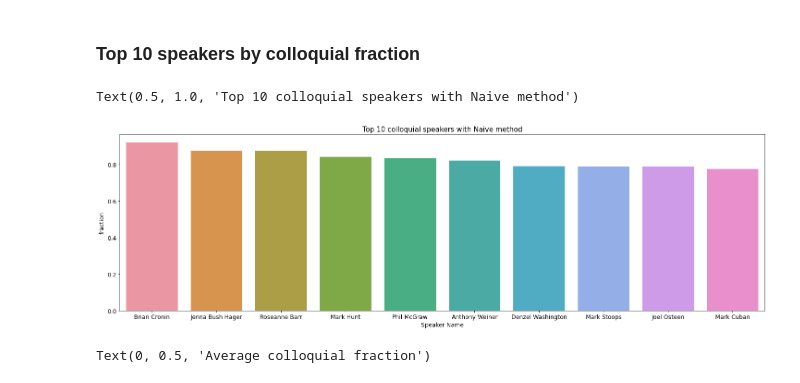
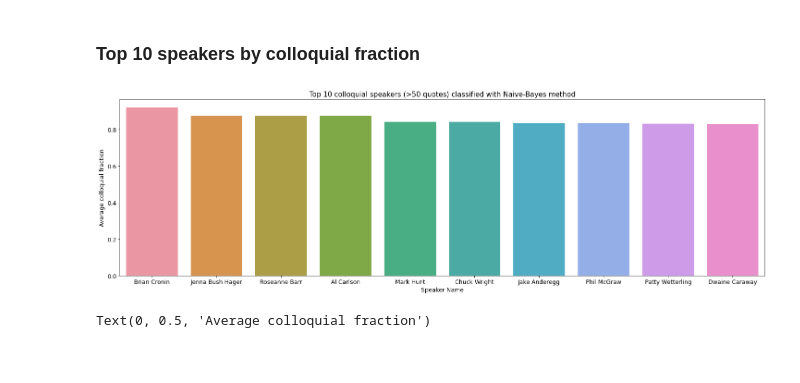
Before and after one commit to epfl-ada/ada-2021-project-adacadabra, a Jupyter notebook: 5_ANALYSIS/M3_Statistics_on_speakers_aggregation.ipynb, the cells around one changed output. Saved outputs shown, nothing was run; the diff lists cells and outputs as text; code cells hidden in the pictures.

```diff
--- a/5_ANALYSIS/M3_Statistics_on_speakers_aggregation.ipynb
+++ b/5_ANALYSIS/M3_Statistics_on_speakers_aggregation.ipynb
@@ -91,6 +91,10 @@ Index(['quoteID', 'quotation', 'speaker', 'qid_unique', 'date', 'urls', 'p1',
        'candidacy', 'type', 'religion', 'age', 'bi_party',
        'colloquial_NaiveBayes', 'colloquial_contractions'],
       dtype='object')
+# %%
+#Remove Boris Johnson as it can be considered as UK politic instead of US politic
+todrop = df_quotes.loc[df_quotes['label']=='Boris Johnson'].index
+df_quotes.drop(labels=todrop,axis=0,inplace=True)
 # %%
 def groupby_method(df_quotes,df_speakers_meta,method):
 
@@ -139,21 +156,20 @@ Text(0, 0.5, 'Number of quotes')
 ### Top 10 speakers by colloquial fraction
 # %%
 #Consider only speakers that have more than a specific number of quotes
-thresh = 100
-
+thresh = 50
 df_top10 = df_aggreg_Naive[df_aggreg_Naive['quotes_number']>thresh]
 df_top10=df_top10.reset_index().sort_values(['fraction'], ascending=False)
 # %%
+fig,ax = plt.subplots(1,1)
 ax = sns.barplot(x="label", y="fraction", data=df_top10[:10])
 ax.set_xlabel('Speaker Name')
-ax.set_ylabel('Average Fraction')
-ax.set_title('Top 10 colloquial speakers with Naive method')
+ax.set_ylabel('Average colloquial fraction')
+ax.set_title('Top 10 colloquial speakers (>50 quotes) classified with Naive-Bayes method')
 path =r'/Users/jules/kDrive/onedrive/Documents_Onedrive/EPFL/MA3/ADA/Project/Figures/'
 fig.savefig(path+'polAgrregPlot_top10_Naive.svg',format = 'svg',bbox_inches='tight')
 fig.savefig(path+'polAgrregPlot_top10_Naive.png',format = 'png',bbox_inches='tight')
 # %% [output]
-Text(0.5, 1.0, 'Top 10 colloquial speakers with Naive method')
-[figure, old version]
+[figure, new version]
 # %%
 df_top10_2 = df_aggreg_contractions[df_aggreg_contractions['quotes_number']>thresh]
 df_top10_2=df_top10_2.reset_index().sort_values(['fraction'], ascending=False)
```
Also changed, not shown: parts of 12 cells of this notebook.
